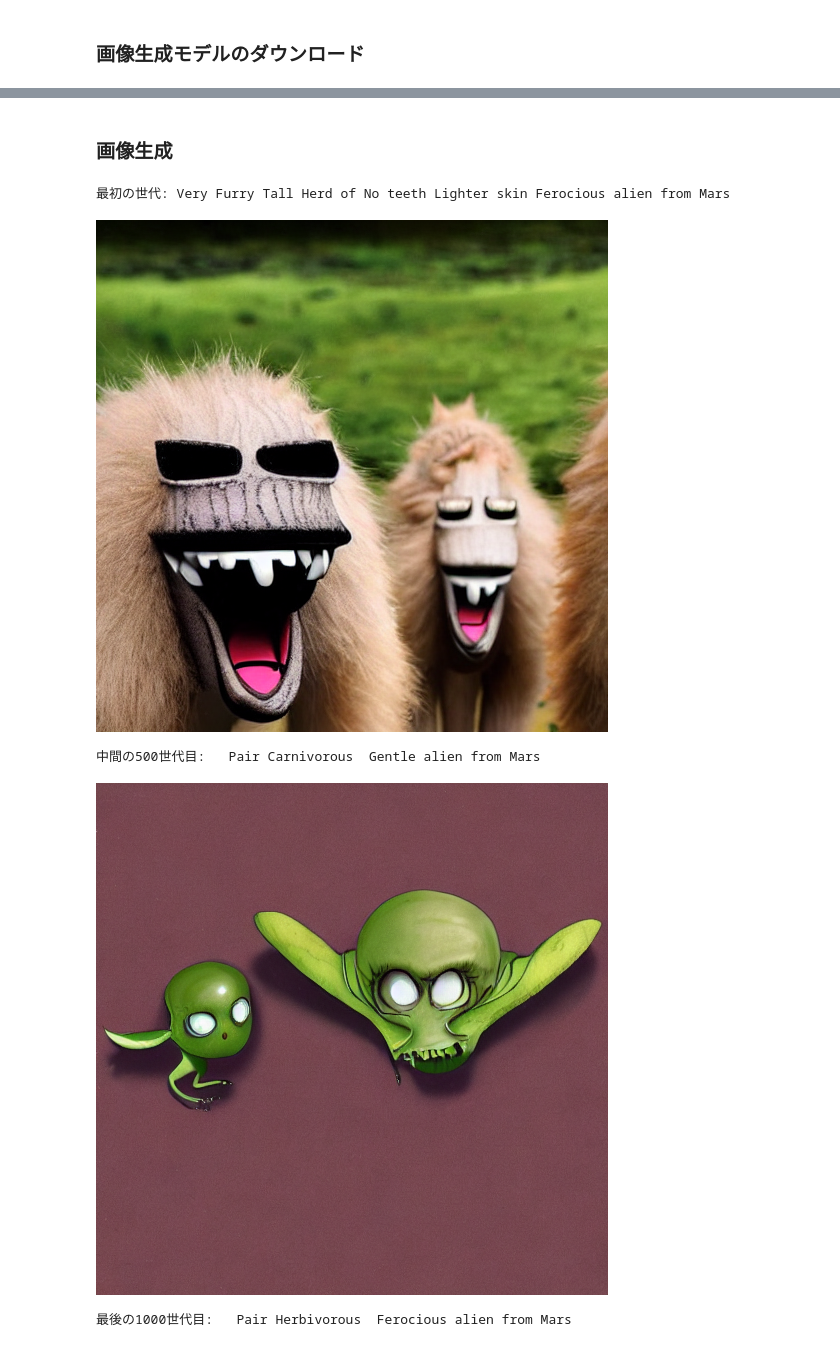
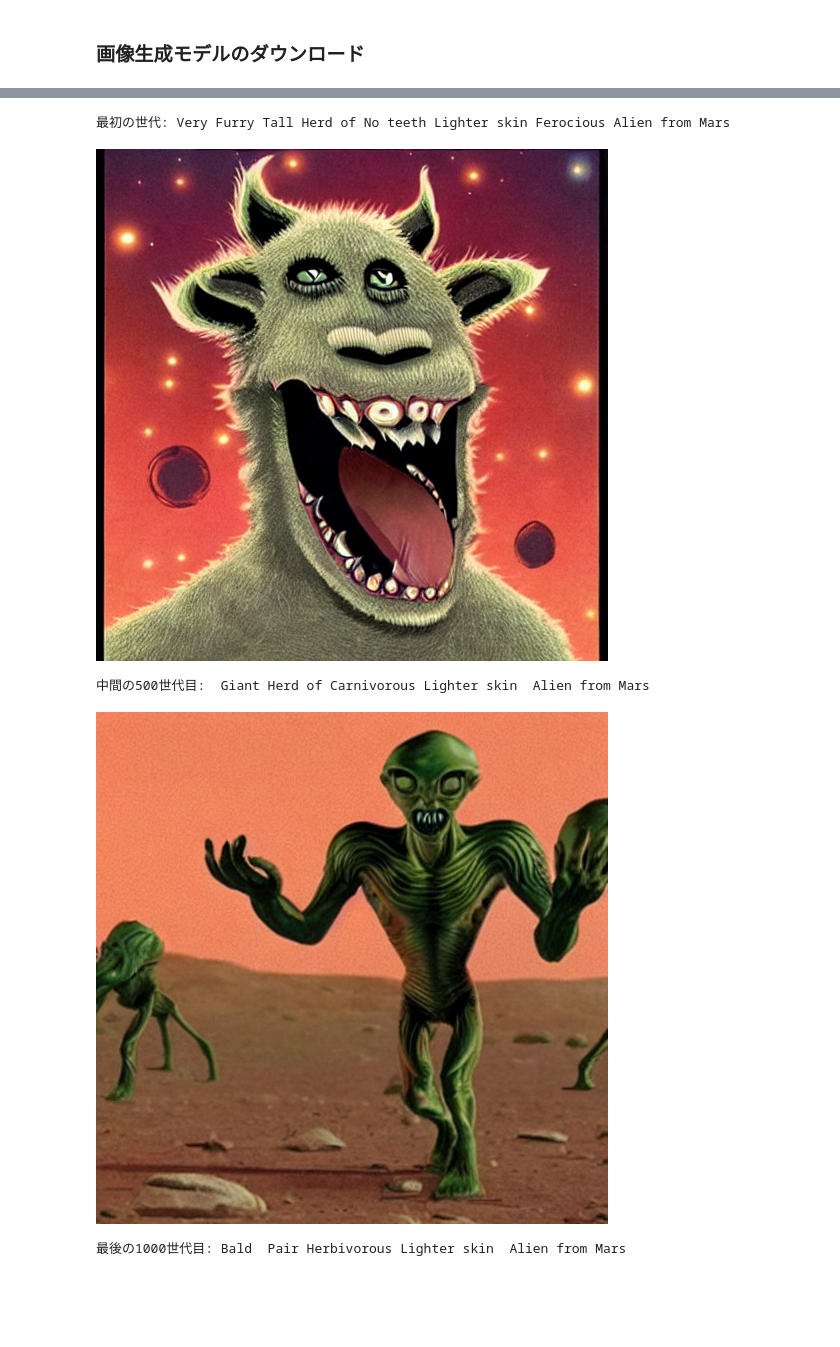
Before and after one commit to KJMAN678/space_app, a Jupyter notebook: stable_diffusion_cpu.ipynb, the cells around one changed output, grey strips where cells are left out. Cells and saved outputs as stored; diff of their text form; code cells hidden in the pictures; blank space fills up the shorter version.

```diff
--- a/stable_diffusion_cpu.ipynb
+++ b/stable_diffusion_cpu.ipynb
@@ -28,0 +32,16 @@ random.seed(SEED)
+# %%
+# キーワード候補
+word_dict = {
+    "body_size": ["Fingertip sized", "Palm sized", "", "Tall", "Giant"],
+    "body_hair": ["Bald", "Smooth", "", "Furry", "Very Furry"],
+    "herd_num":	["Lone", "Pair", "", "Herd of", "Swarm of"],
+    "eating": ["No teeth", "Herbivorous", "Omnivorous", "Carnivorous", "Fang"],
+    "body_color": ["Lightest skin", "Lighter skin", "", "Darker skin", "Darkest skin"],
+    "ferocity": ["Peaceful", "Gentle", "", "Ferocious", "Tyrannical"],
+}
+
+# create first genetarion
+generation = create_generation(POPURATIONS, GENOMS_SIZE)
+
+# アルゴリズムの実行
+best, worst = ga_solve(generation, NUM_GENERATION, POPURATIONS, TOUNAMENT_NUM, CROSSOVER_PB, MUTATION_PB)
@@ -64,16 +84,0 @@ THREASHOLD_FOOD_VOLUME = 3000
-# %%
-# キーワード候補
-word_dict = {
-    "body_size": ["Fingertip sized", "Palm sized", "", "Tall", "Giant"],
-    "body_hair": ["Bald", "Smooth", "", "Furry", "Very Furry"],
-    "herd_num":	["Lone", "Pair", "", "Herd of", "Swarm of"],
-    "eating": ["No teeth", "Herbivorous", "Omnivorous", "Carnivorous", "Fang"],
-    "body_color": ["Lightest skin", "Lighter skin", "", "Darker skin", "Darkest skin"],
-    "ferocity": ["Peaceful", "Gentle", "", "Ferocious", "Tyrannical"],
-}
-
-# create first genetarion
-generation = create_generation(POPURATIONS, GENOMS_SIZE)
-
-# アルゴリズムの実行
-best, worst = ga_solve(generation)
@@ -87,44 +85,42 @@ Generation loop ended. The best individual:
-# %% [markdown]
-### 画像生成
 # %%
 # 抽出する世代
 first_generation = 0
 middle_generation = len(best) // 2
 last_generation = -1
 
 
 # 初代の画像を生成
-first_generation_word = get_word_for_image_generate(word_dict, best, first_generation) + " alien from Mars"
+first_generation_word = get_word_for_image_generate(word_dict, best, first_generation) + HABITAT_WORDS
 print("最初の世代:", first_generation_word, "\n")
 
 images = pipe(first_generation_word)["sample"]
 
 for image in images:
     display(image)
     image.save(f"{first_generation}_th.png")
 
 
 # 中間世代の画像を生成
-middle_generation_word = get_word_for_image_generate(word_dict, best, midle_generation) + " alien from Mars"
-print(f"中間の{midle_generation}世代目:", middle_generation_word, "\n")
+middle_generation_word = get_word_for_image_generate(word_dict, best, middle_generation) + HABITAT_WORDS
+print(f"中間の{middle_generation}世代目:", middle_generation_word, "\n")
 
 images = pipe(middle_generation_word)["sample"]
 for image in images:
     display(image)
     image.save(f"{middle_generation}_th.png")
 
 
 # 最終世代の画像を生成
-last_generation_word = get_word_for_image_generate(word_dict, best, last_generation) + " alien from Mars"
-print(f"最後の{GENERATIONS}世代目:", last_generation_word, "\n")
+last_generation_word = get_word_for_image_generate(word_dict, best, last_generation) + HABITAT_WORDS
+print(f"最後の{NUM_GENERATION}世代目:", last_generation_word, "\n")
 
 images = pipe(last_generation_word)["sample"]
 for image in images:
     display(image)
-    image.save(f"{GENERATIONS}_th.png")
+    image.save(f"{NUM_GENERATION}_th.png")
 # %% [output]
-最初の世代: Very Furry Tall Herd of No teeth Lighter skin Ferocious alien from Mars
+最初の世代: Very Furry Tall Herd of No teeth Lighter skin Ferocious Alien from Mars
-[figure, old version]
+[figure, new version]
-中間の500世代目:   Pair Carnivorous  Gentle alien from Mars
+中間の500世代目:  Giant Herd of Carnivorous Lighter skin  Alien from Mars
-[figure, old version]
+[figure, new version]
-最後の1000世代目:   Pair Herbivorous  Ferocious alien from Mars
+最後の1000世代目: Bald  Pair Herbivorous Lighter skin  Alien from Mars
```
Also changed, not shown: parts of 10 cells of this notebook, 3 other files.
